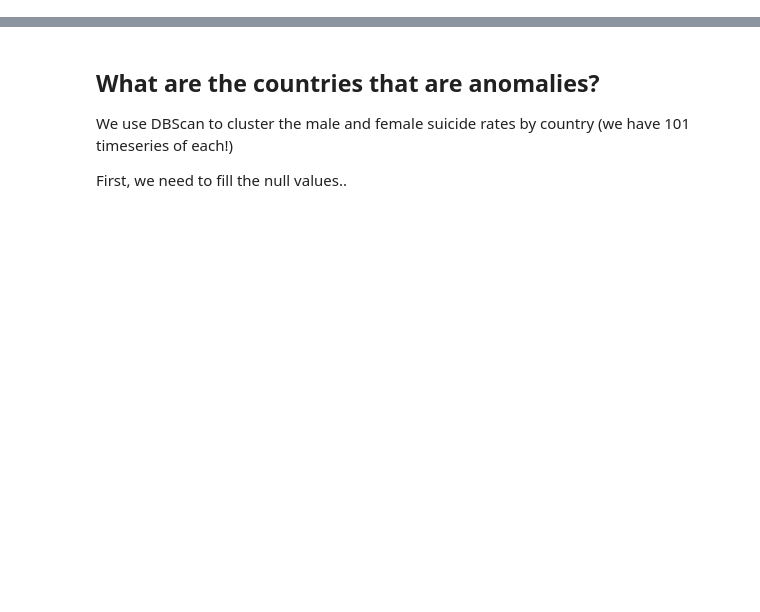
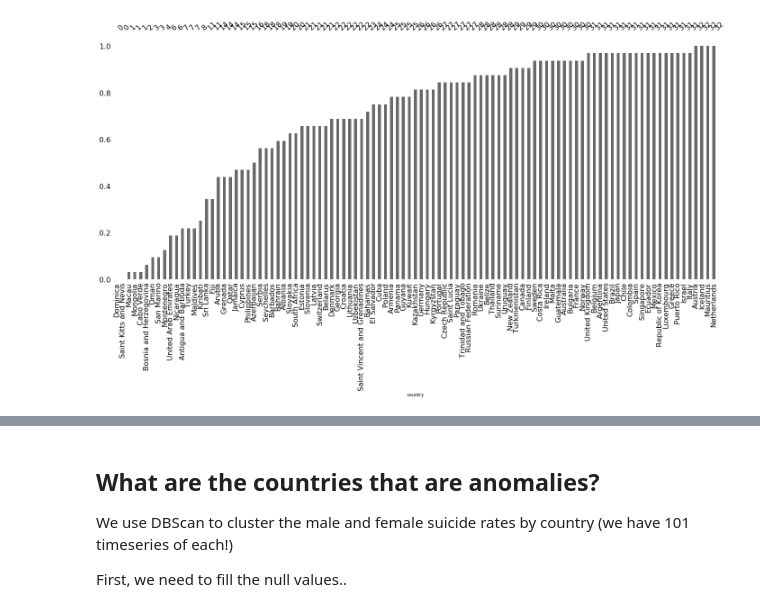
Before and after one commit to jldork/Suicides, a Jupyter notebook: analysis.ipynb, the cells around one changed output, grey strips where cells are left out. Saved outputs shown, nothing was run; the diff lists cells and outputs as text; code cells hidden in the pictures; blank space fills up the shorter version.

```diff
--- a/analysis.ipynb
+++ b/analysis.ipynb
@@ -69,0 +200,17 @@ plt.show()
+# %%
+# ###############################
+# Number of Suicides Imputation #
+#################################
+
+# Remove 0 value for suicide_rate
+# It's incredibly hard to believe there are zero suicides
+
+men = grouped[grouped['sex']=='male']
+men_pivoted = men.pivot(index='year',columns='country',values='suicide_rate')
+men_pivoted = men_pivoted.replace(0,np.NaN)
+
+na_order = men_pivoted.isna().sum().sort_values(ascending=False)
+men_pivoted = pd.DataFrame(men_pivoted, columns=na_order.index)
+ax = msno.bar(men_pivoted)
+# %% [output]
+[figure, added]
```
Also changed, not shown: parts of 10 cells of this notebook, 2 other files.
